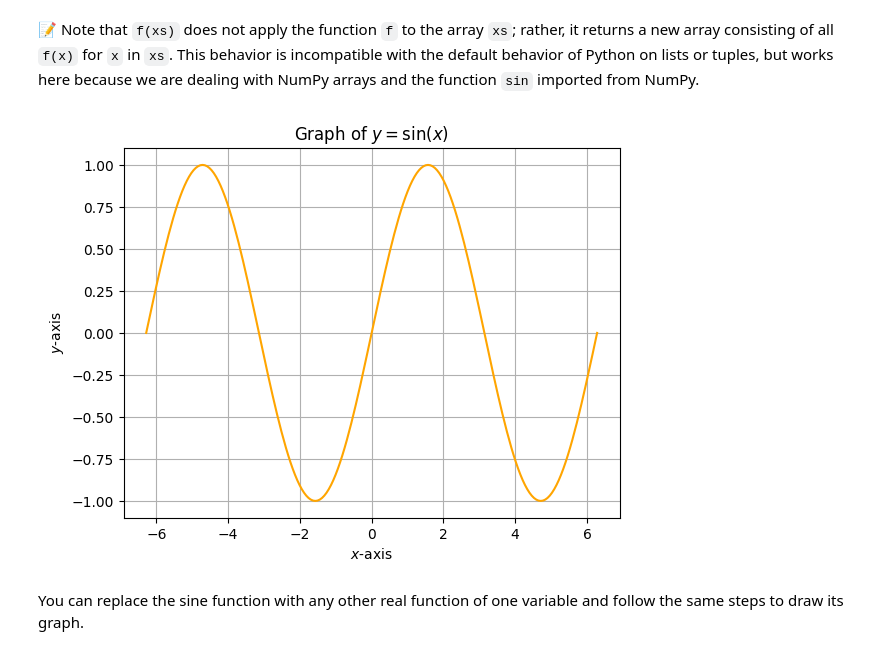
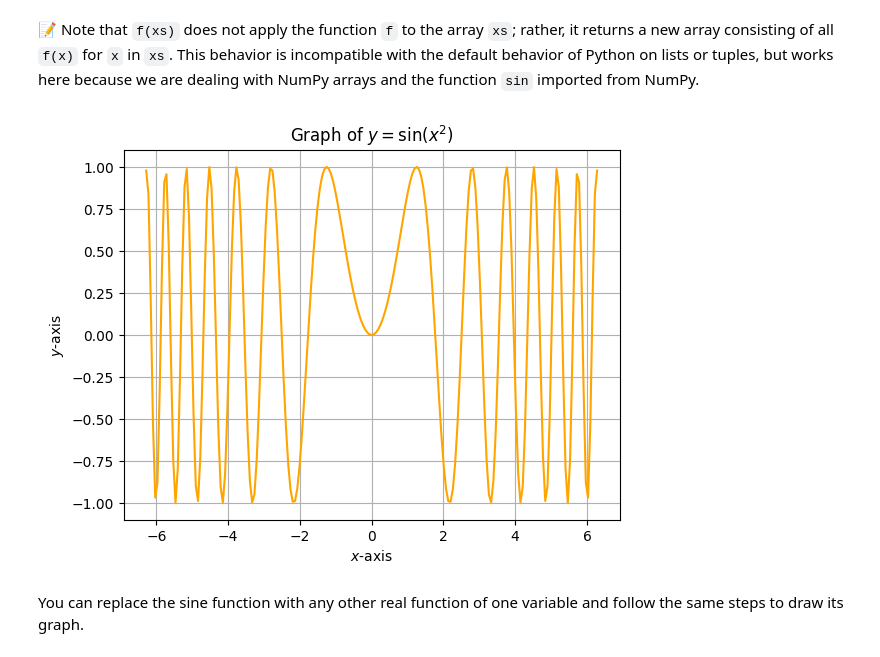
Before and after one commit to pzuehlke/Python-Tutorial, a Jupyter notebook: 7-introduction_to_matplotlib.ipynb, the cells around one changed output. Cells and saved outputs as stored; diff of their text form; code cells hidden in the pictures.

```diff
--- a/7-introduction_to_matplotlib.ipynb
+++ b/7-introduction_to_matplotlib.ipynb
@@ -45,7 +45,7 @@ import numpy as np
 import matplotlib.pyplot as plt
 
 
-f = lambda x: np.sin(x)
+f = lambda x: np.sin(x**2)
 # %% [markdown]
 We now need to generate an array of $ x $ values inside the domain to be
 plotted, say, the interval $ [-2\pi, 2\pi] $, and to compute the corresponding
@@ -79,15 +79,15 @@ imported from NumPy.
 # %%
 # Recall that 'plt' is the name under which matplotlib.pyplot was imported.
 
 # Generate a plot using all pairs (x, y) for x in `xs` and y in `ys`:
 plt.plot(xs, ys, linestyle="solid", color="orange")
 plt.xlabel("$ x $-axis")    # Label the x-axis (optional).
 plt.ylabel("$ y $-axis")    # Label the y-axis (optional).
-plt.title("Graph of $ y = \sin(x) $")     # Choose a title (optional).
+plt.title("Graph of $ y = \sin(x^2) $")     # Choose a title (optional).
 plt.grid(True)              # Add a rectangular grid as background (optional).
 plt.show()                  # Display the resulting diagram.
 # %% [output]
-[figure, old version]
+[figure, new version]
 # %% [markdown]
 You can replace the sine function with any other real function of one variable
 and follow the same steps to draw its graph.
```
Also changed, not shown: parts of 5 cells of this notebook, 1 other file.
